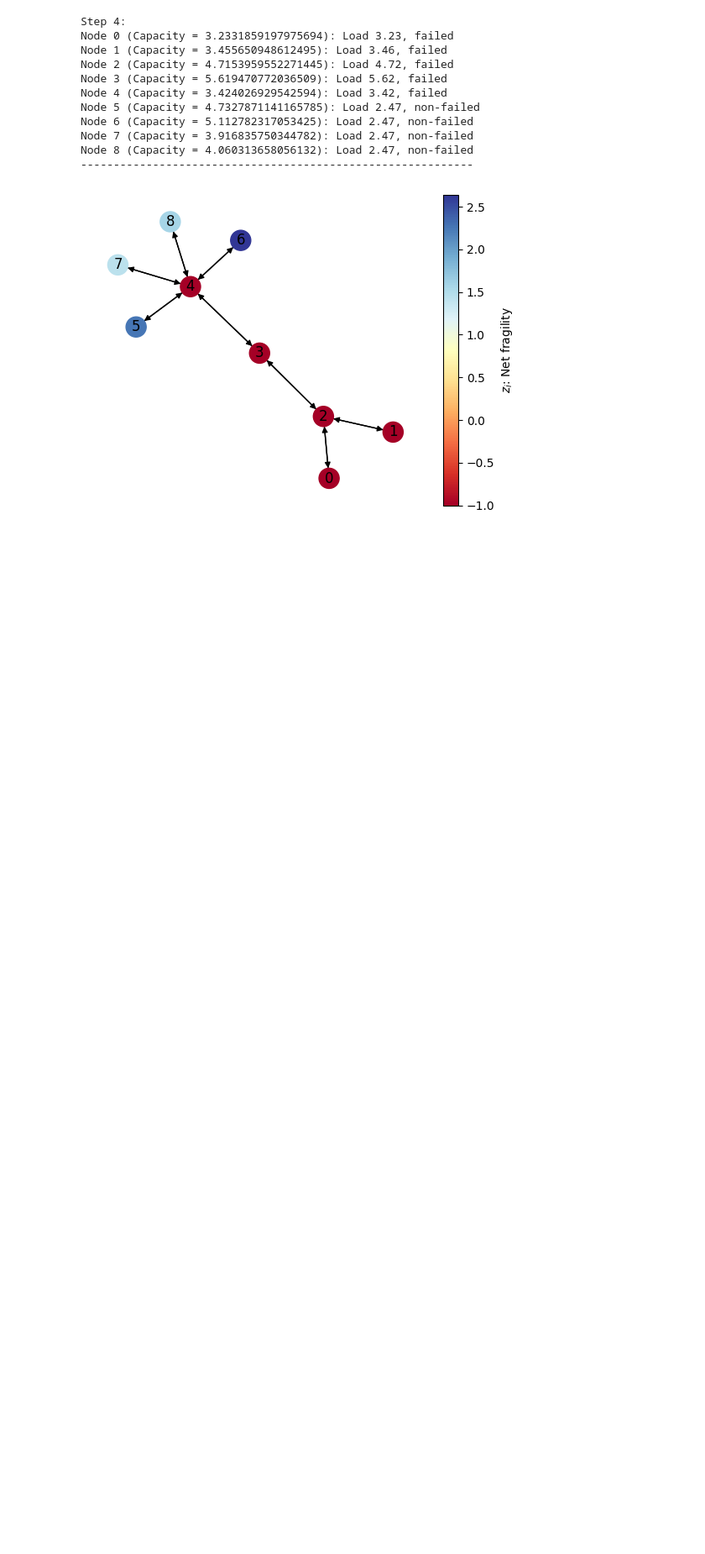
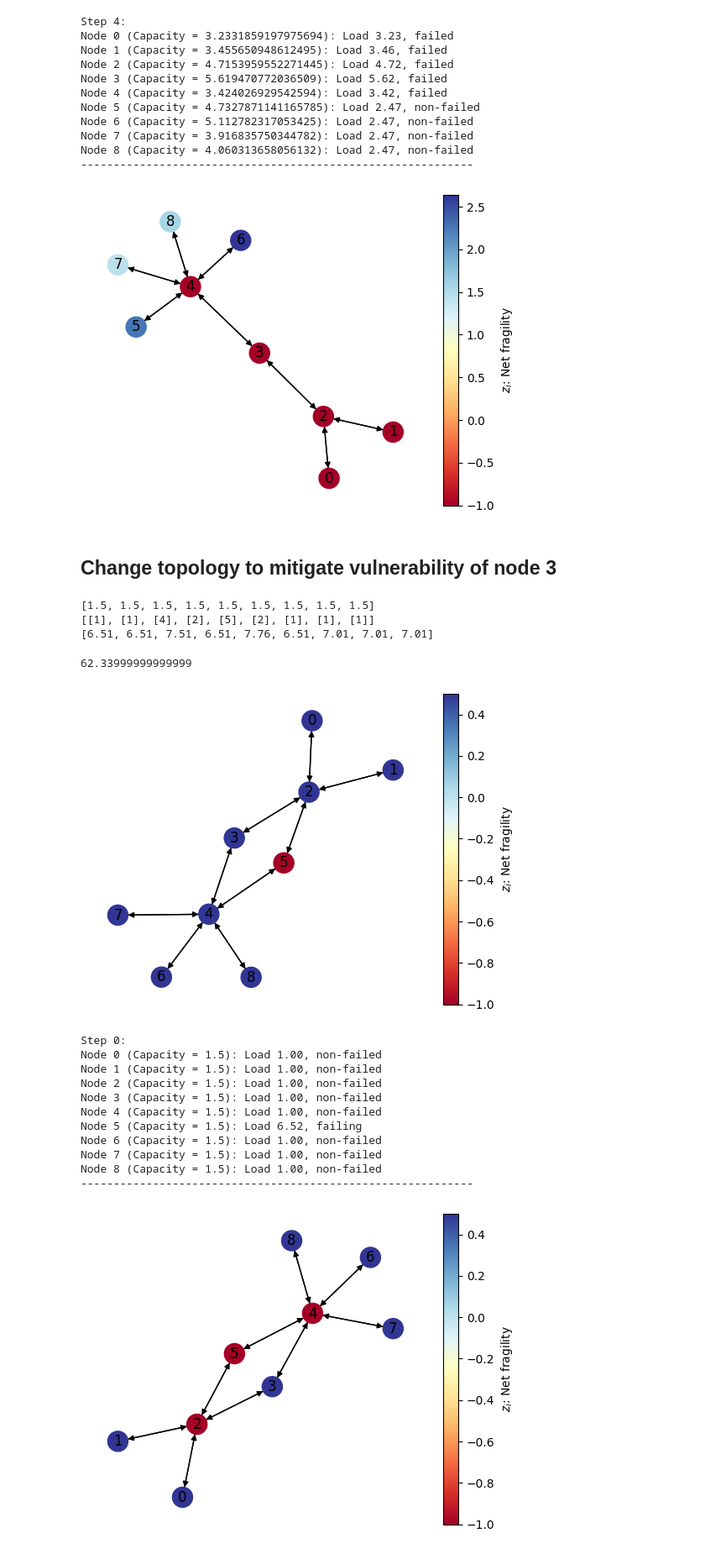
Before and after one commit to alexmakassiouk/eth-risk-modeling, a Jupyter notebook: cascading-processes/overload-redistribution-llss.ipynb, the cells around one changed output. Shown: that part at 84% size. Saved outputs shown, nothing was run; the diff lists cells and outputs as text; code cells hidden in the pictures; blank space fills up the shorter version.

Commit message:
New vulnerable topology

```diff
--- a/cascading-processes/overload-redistribution-llss.ipynb
+++ b/cascading-processes/overload-redistribution-llss.ipynb
@@ -280,3 +284,56 @@ Node 7 (Capacity = 3.916835750344782): Load 2.47, non-failed
 Node 8 (Capacity = 4.060313658056132): Load 2.47, non-failed
 ------------------------------------------------------------
 [figure]
+# %% [markdown]
+## Change topology to mitigate vulnerability of node 3
+# %%
+new_adj_matrix = np.matrix([[0, 0, 1, 0, 0, 0, 0, 0, 0],
+                        [0, 0, 1, 0, 0, 0, 0, 0, 0],
+                        [1, 1, 0, 1, 0, 1, 0, 0, 0],
+                        [0, 0, 1, 0, 1, 0, 0, 0, 0],
+                        [0, 0, 0, 1, 0, 1, 1, 1, 1],
+                        [0, 0, 1, 0, 1, 0, 0, 0, 0],
+                        [0, 0, 0, 0, 1, 0, 0, 0, 0],
+                        [0, 0, 0, 0, 1, 0, 0, 0, 0],
+                        [0, 0, 0, 0, 1, 0, 0, 0, 0]])
+
+critical_loads_all_init_nodes_new = []
+num_nodes_new = new_adj_matrix.shape[0]
+for node_id in range(num_nodes):
+    critical_load, _ = find_critical_load(adj_matrix=new_adj_matrix,init_node=node_id,step_size=0.01, capacity_vector=capacity_vector_homo)
+    critical_loads_all_init_nodes_new.append(critical_load)
+
+new_degrees = (np.sum(new_adj_matrix, axis=1))
+new_degrees_list = new_degrees.tolist()
+print(capacity_vector_homo)
+print(new_degrees_list)
+print([round(load,4) for load in critical_loads_all_init_nodes_new])
+# %% [output]
+[1.5, 1.5, 1.5, 1.5, 1.5, 1.5, 1.5, 1.5, 1.5]
+[[1], [1], [4], [2], [5], [2], [1], [1], [1]]
+[6.51, 6.51, 7.51, 6.51, 7.76, 6.51, 7.01, 7.01, 7.01]
+# %%
+print(sum([round(load,4) for load in critical_loads_all_init_nodes_new]))
+# %% [output]
+62.33999999999999
+# %%
+load_5 = load_vector.copy()
+load_5[5] = 6.52
+new_topology_network = CascadeNetwork(new_adj_matrix, load_5, capacity_vector_homo, "overload", "llss", test=True)
+for _ in range(4):
+    plot_network(new_topology_network)
+    new_topology_network.step()
+# %% [output]
+[figure, added]
+Step 0:
+Node 0 (Capacity = 1.5): Load 1.00, non-failed
+Node 1 (Capacity = 1.5): Load 1.00, non-failed
+Node 2 (Capacity = 1.5): Load 1.00, non-failed
+Node 3 (Capacity = 1.5): Load 1.00, non-failed
+Node 4 (Capacity = 1.5): Load 1.00, non-failed
+Node 5 (Capacity = 1.5): Load 6.52, failing
+Node 6 (Capacity = 1.5): Load 1.00, non-failed
+Node 7 (Capacity = 1.5): Load 1.00, non-failed
+Node 8 (Capacity = 1.5): Load 1.00, non-failed
+------------------------------------------------------------
+[figure, added]
```
Also changed, not shown: parts of 4 cells of this notebook.
